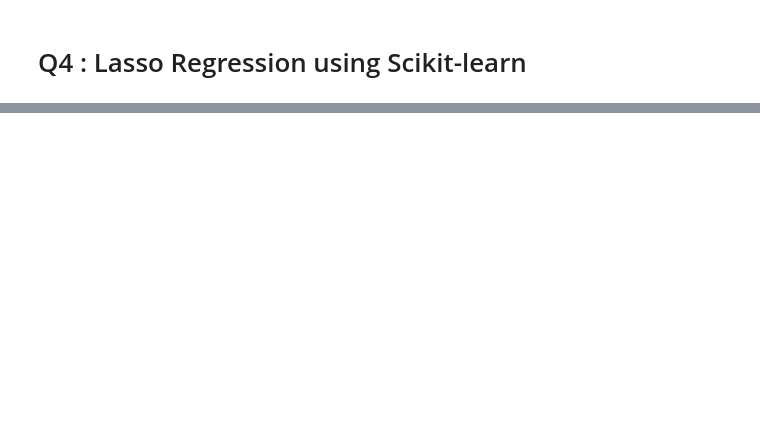
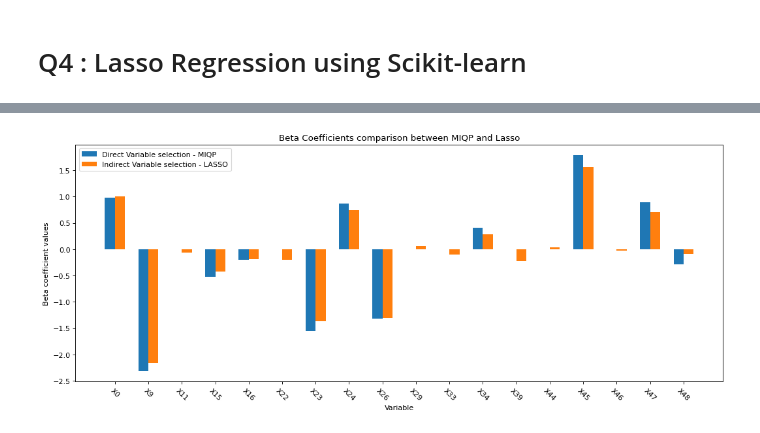
Before and after one commit to vivekmehendiratta/UT-Austin-MSBA, a Jupyter notebook: RM 294 - Optimization 1/Projects/Project 3/project_3.ipynb, the cells around one changed output, grey strips where cells are left out. Saved outputs shown, nothing was run; the diff lists cells and outputs as text; code cells hidden in the pictures; blank space fills up the shorter version.

```diff
--- a/RM 294 - Optimization 1/Projects/Project 3/project_3.ipynb
+++ b/RM 294 - Optimization 1/Projects/Project 3/project_3.ipynb
@@ -191,7 +186,7 @@ best_k
 # %%
 m = train.shape[1]-2
 
-beta_vals = LassoRegressionMIQPSolve(X = X_train, y = y_train, k = best_k, M = 2, m=m, time_limit = 3600)
+beta_vals = LassoRegressionMIQPSolve(X = X_train, y = y_train, k = best_k, M = 100, m=m, time_limit = 3600)
 
 se_test = (X_test @ beta_vals[0:m+1] - y_test).T @ (X_test @ beta_vals[0:m+1] - y_test)
 mse_test = se_test / len(y_test)
@@ -209,5 +203,5 @@ cv.get_n_splits(train)
 # %%
-lasso = LassoCV(cv=cv, random_state=42, fit_intercept=False).fit(X_train, y_train)
+lasso = LassoCV(cv=cv).fit(X_train[:,1:], y_train)
 # %%
 reg = lasso.alpha_
 reg
@@ -239,0 +224,5 @@ sum(lasso.coef_ == 0)
+# %%
+direct_beta_coef = beta_vals[0:51]
+indirect_beta_coef = [lasso.intercept_] + list(lasso.coef_)
+# %%
+beta_df = pd.DataFrame({'direct':direct_beta_coef, 'indirect':indirect_beta_coef}, index=train.columns[1:])
@@ -239,0 +249,19 @@ sum(lasso.coef_ == 0)
+# %%
+# plotting different firm allocation
+plt.figure(figsize=(16, 6), dpi=80)
+final_beta_df_viz = beta_df[(beta_df['direct'] != 0) | (beta_df['indirect'] != 0)]
+
+width = 0.3
+ind = np.arange(len(final_beta_df_viz))
+plt.xticks(ind + width / 2, final_beta_df_viz.index)
+plt.bar(ind, final_beta_df_viz['direct'], label='Direct Variable selection - MIQP', width=width)
+plt.bar(ind + width, final_beta_df_viz['indirect'], label='Indirect Variable selection - LASSO', width=width)
+
+plt.xlabel('Variable')
+plt.xticks(rotation = -45)
+plt.ylabel('Beta coefficient values')
+plt.title('Beta Coefficients comparison between MIQP and Lasso')
+plt.legend()
+plt.show()
+# %% [output]
+[figure, added]
```
Also changed, not shown: parts of 25 cells of this notebook, 2 other files.
